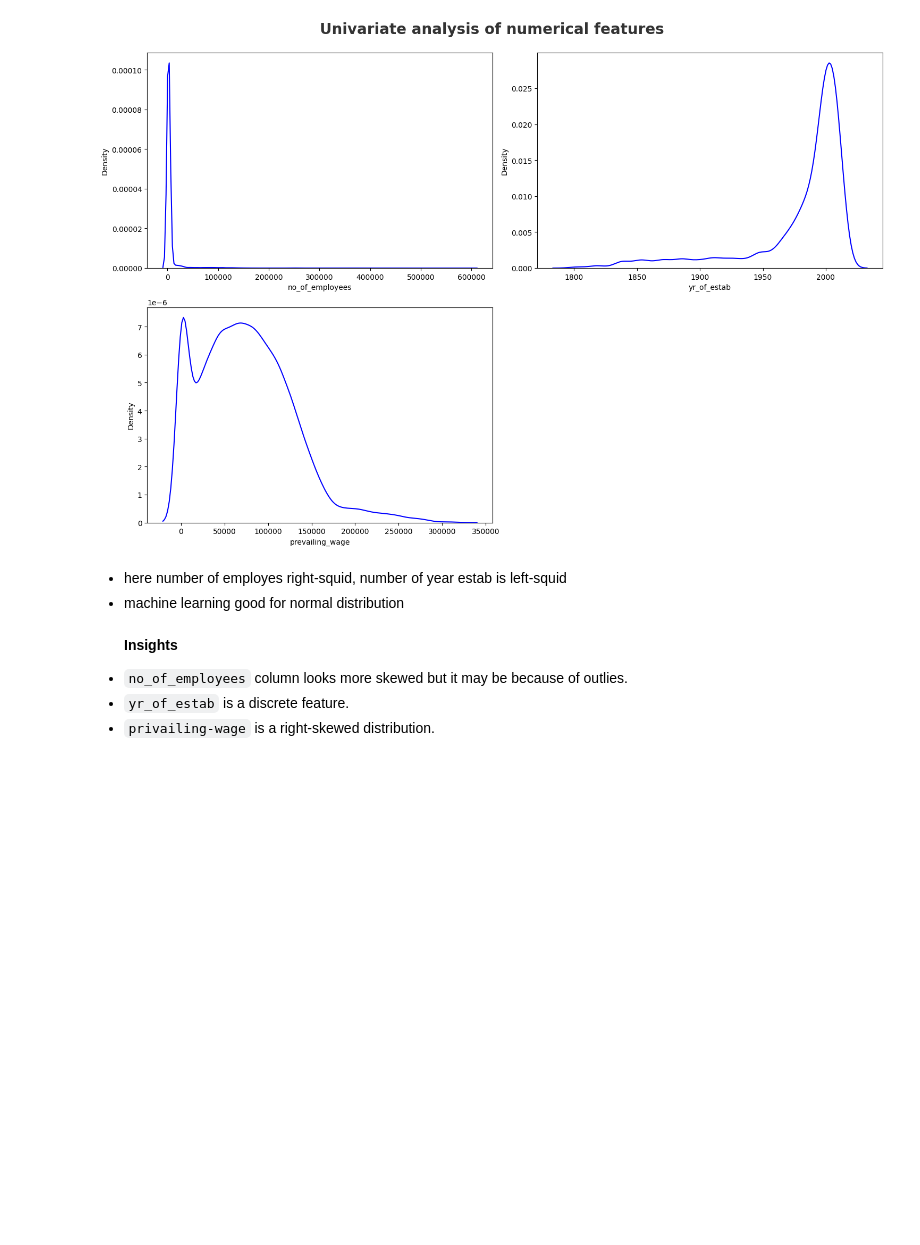
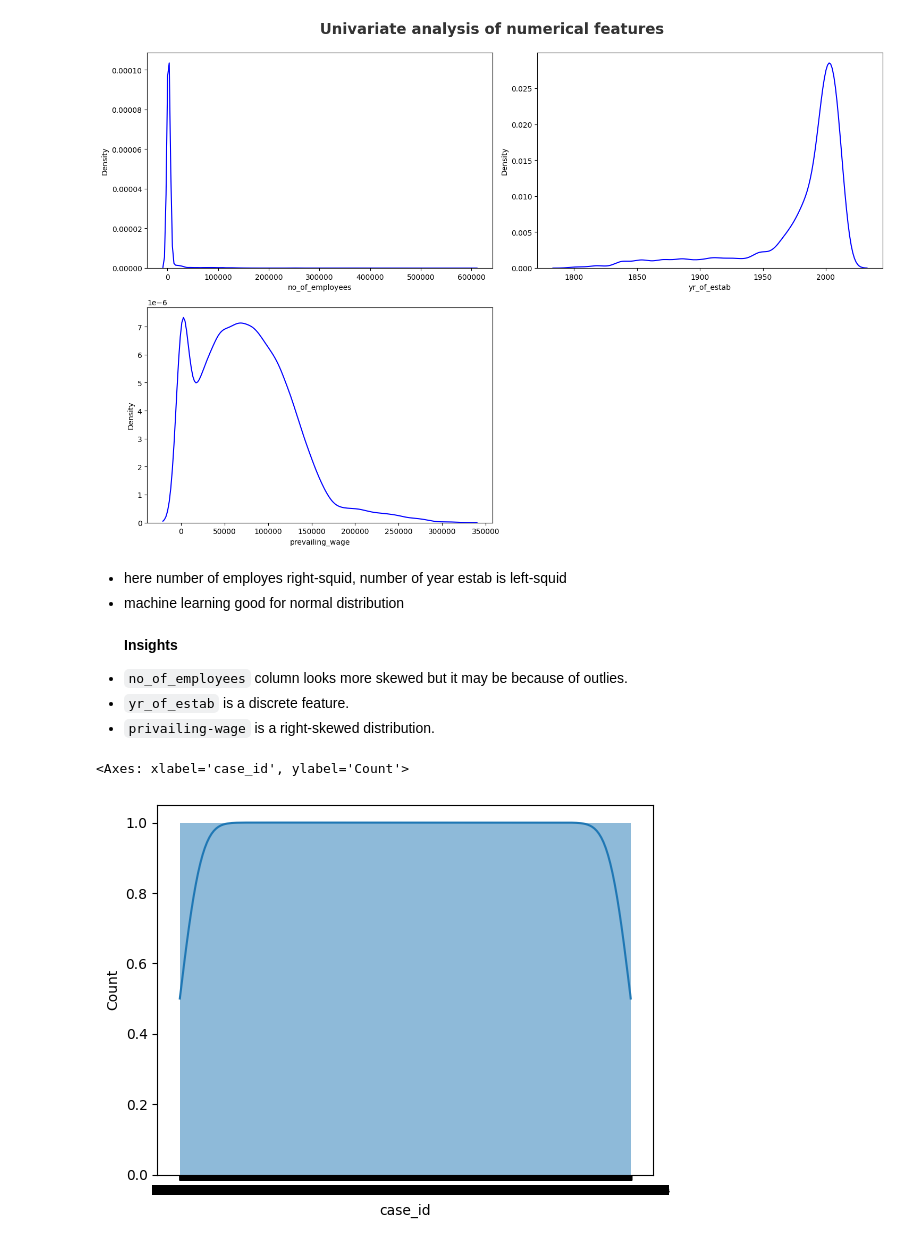
Before and after one commit to tamimystic/end-to-end-machine-learning-project-Visa-approval-prediction-, a Jupyter notebook: day3 agenda/EDA_US_visa.ipynb, the cells around one changed output. Cells and saved outputs as stored; diff of their text form; code cells hidden in the pictures; blank space fills up the shorter version.

```diff
--- a/day3 agenda/EDA_US_visa.ipynb
+++ b/day3 agenda/EDA_US_visa.ipynb
@@ -149,3 +149,8 @@ for i in range (0,len(numeric_features)):
  - `no_of_employees` column looks more skewed but it may be because of outlies.
  - `yr_of_estab` is a discrete feature.
  - `privailing-wage` is a right-skewed distribution.
+# %%
+sns.histplot(df['case_id'], kde=True)
+# %% [output]
+<Axes: xlabel='case_id', ylabel='Count'>
+[figure, added]
```
Also changed, not shown: 1 other file.
